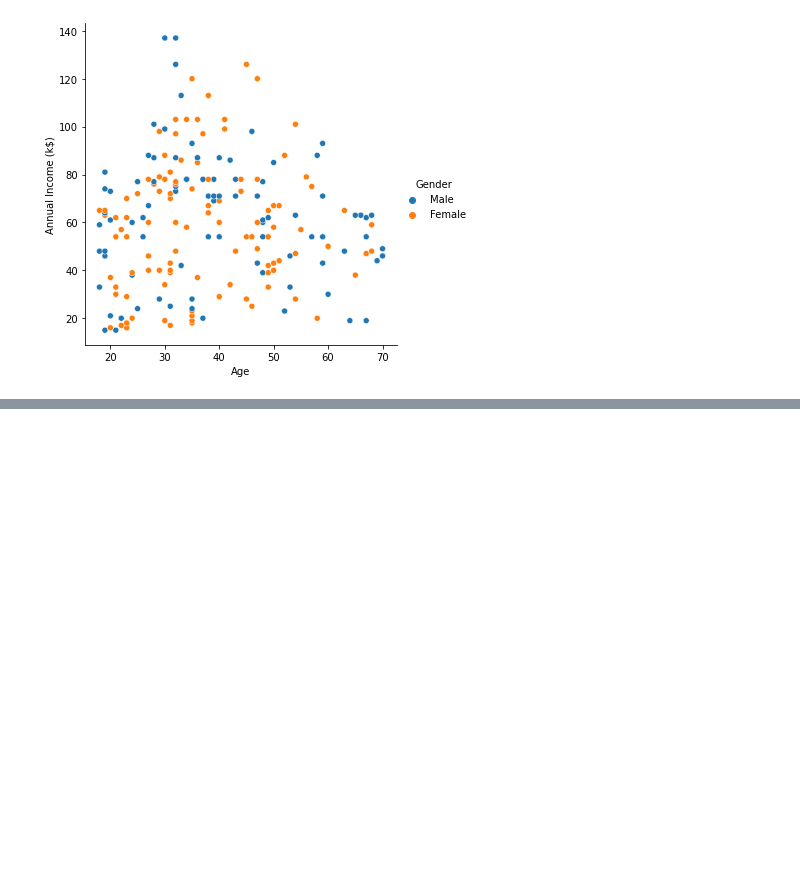
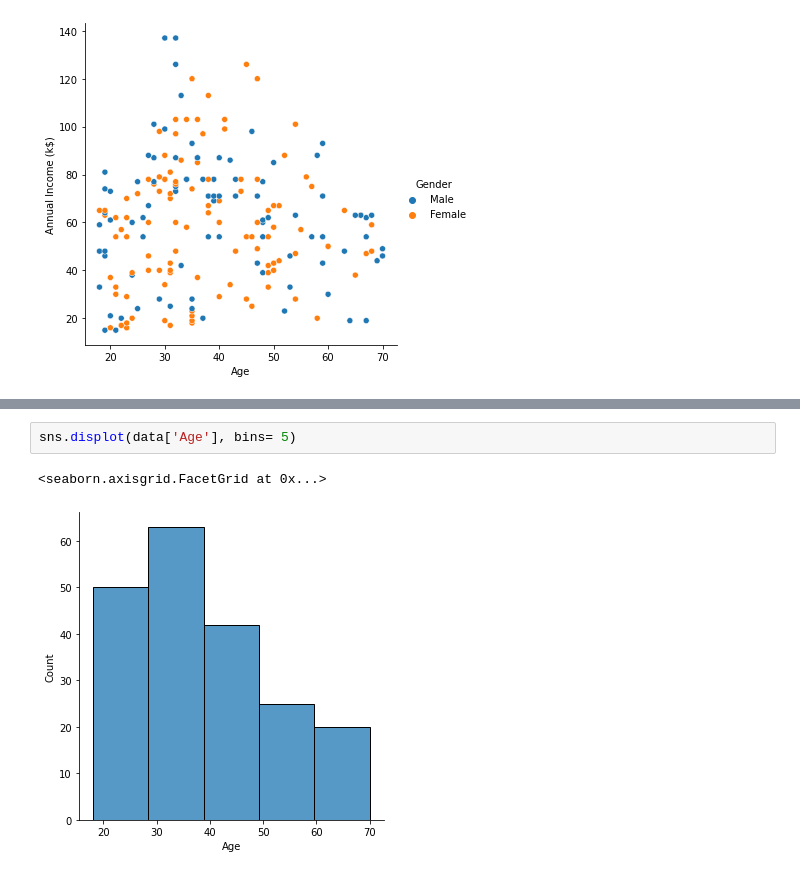
Before and after one commit to aritra741/Exploratory-Data-Analysis, a Jupyter notebook: Mall Customers.ipynb, the cells around one changed output, grey strips where cells are left out. Cells and saved outputs as stored; diff of their text form; blank space fills up the shorter version.

```diff
--- a/Mall Customers.ipynb
+++ b/Mall Customers.ipynb
@@ -86,0 +93,5 @@ sns.relplot(x= 'Age', y= 'Annual Income (k$)', hue= 'Gender', data= data)
+# %%
+sns.displot(data['Age'], bins= 5)
+# %% [output]
+<seaborn.axisgrid.FacetGrid at 0x...>
+[figure, added]
```
Also changed, not shown: parts of 5 cells of this notebook.
